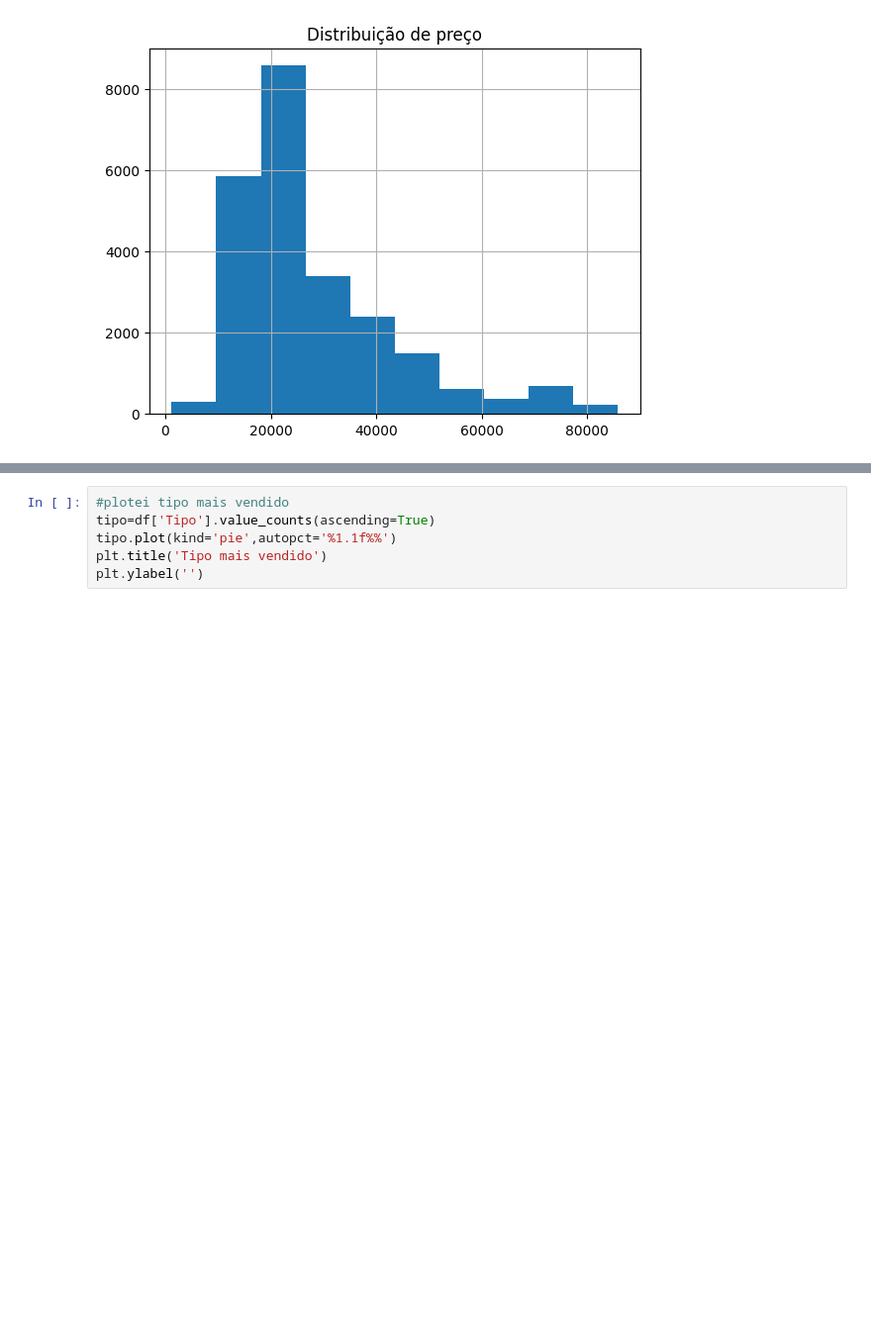
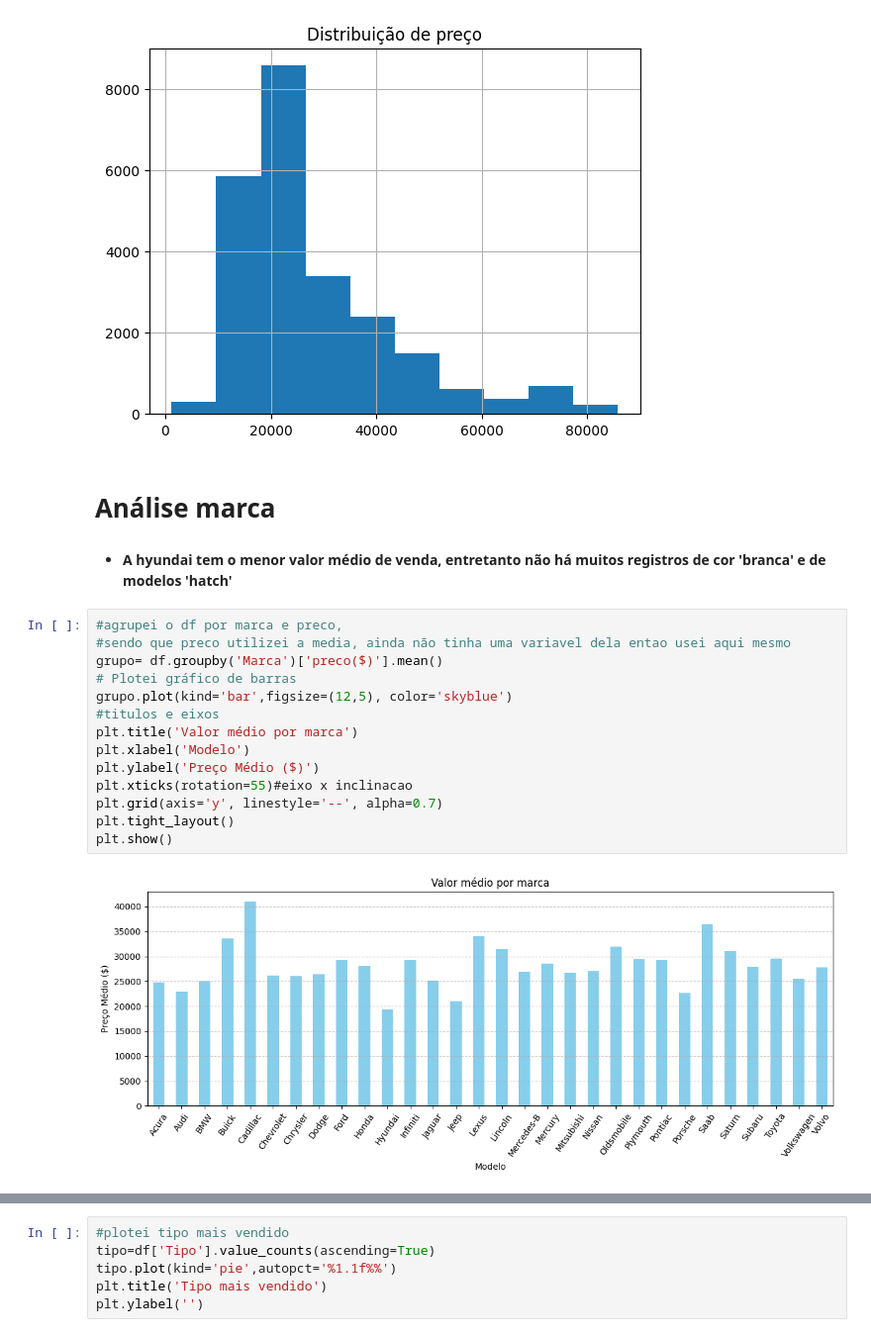
Before and after one commit to AlexPontes97/Projetos, a Jupyter notebook: venda_de_carros.ipynb, the cells around one changed output, grey strips where cells are left out. Shown: that part at 99% size. Drawn from its saved outputs; the diff is of its cells as text; blank space fills up the shorter version.

```diff
--- a/venda_de_carros.ipynb
+++ b/venda_de_carros.ipynb
@@ -66,4 +70,24 @@ plt.title('Distribuição de preço')
 # %% [output]
 Text(0.5, 1.0, 'Distribuição de preço')
 [figure]
+# %% [markdown]
+# Análise marca
+# %% [markdown]
+* **A hyundai tem o menor valor médio de venda, entretanto não há muitos registros de cor 'branca' e de modelos 'hatch'**
+# %%
+#agrupei o df por marca e preco,
+#sendo que preco utilizei a media, ainda não tinha uma variavel dela entao usei aqui mesmo
+grupo= df.groupby('Marca')['preco($)'].mean()
+# Plotei gráfico de barras
+grupo.plot(kind='bar',figsize=(12,5), color='skyblue')
+#titulos e eixos
+plt.title('Valor médio por marca')
+plt.xlabel('Modelo')
+plt.ylabel('Preço Médio ($)')
+plt.xticks(rotation=55)#eixo x inclinacao
+plt.grid(axis='y', linestyle='--', alpha=0.7)
+plt.tight_layout()
+plt.show()
+# %% [output]
+[figure, added]
 # %% [markdown]
```
Also changed, not shown: parts of 23 cells of this notebook.
